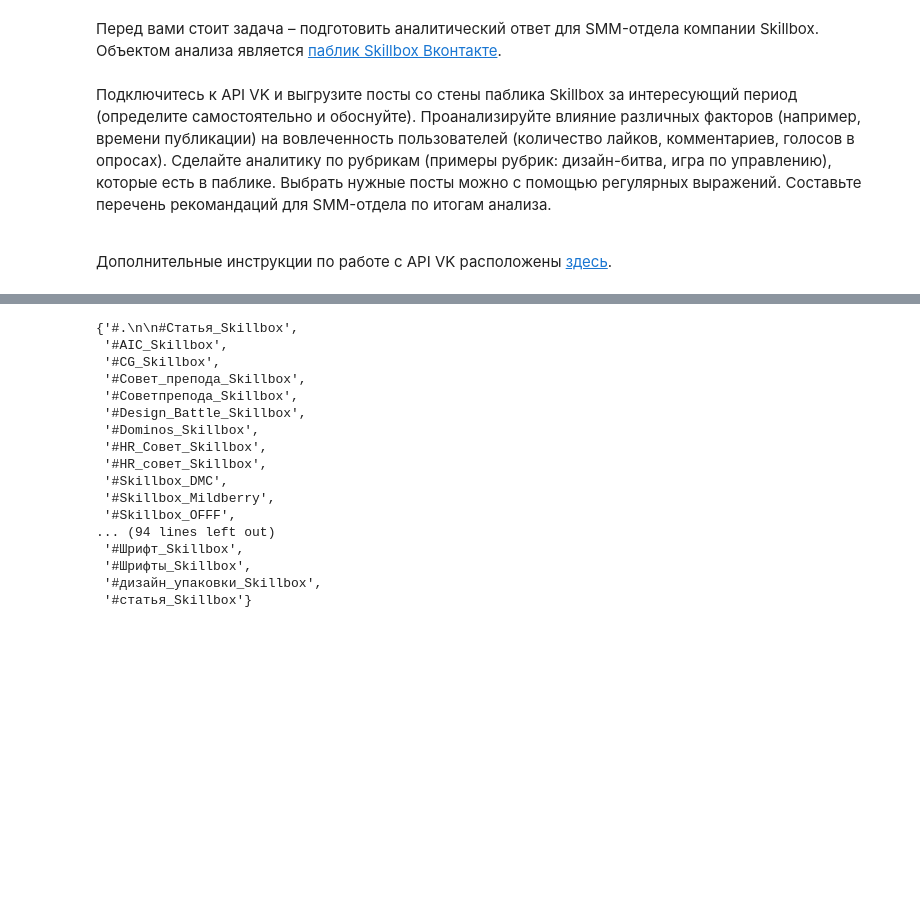
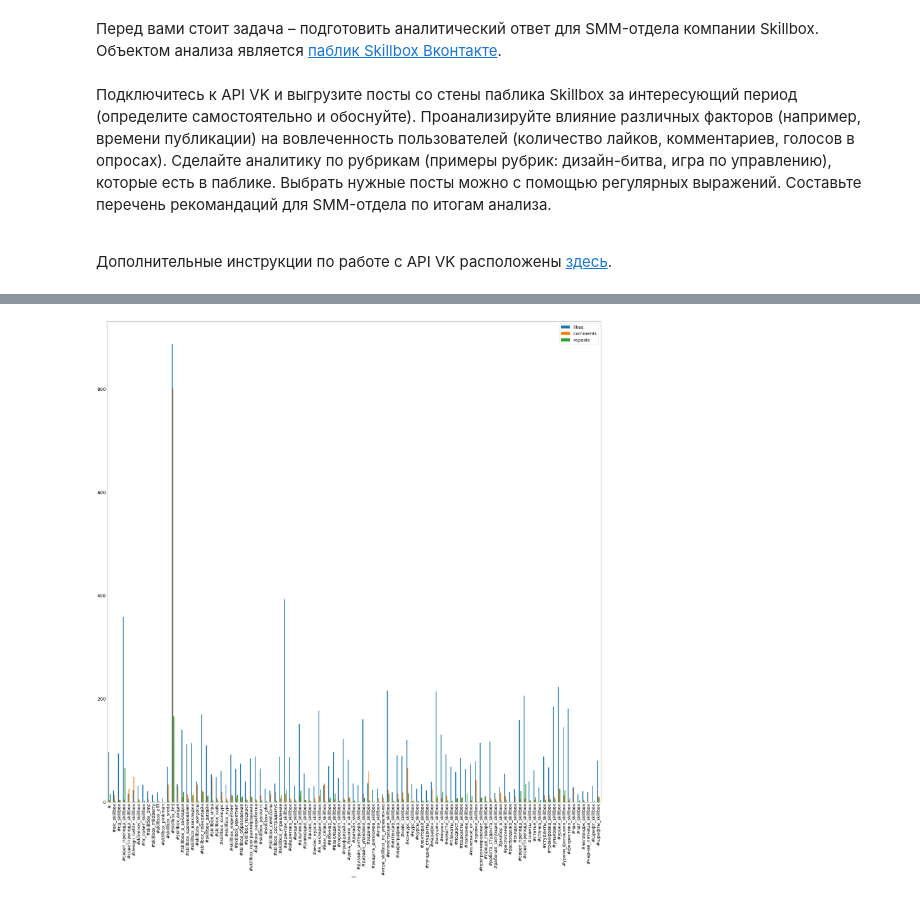
Before and after one commit to TomasHogger/python, a Jupyter notebook: coursework_analytics/Coursework_analytics_2.ipynb, the cells around one changed output, grey strips where cells are left out. Cells and saved outputs as stored; diff of their text form; code cells hidden in the pictures; blank space fills up the shorter version.

```diff
--- a/coursework_analytics/Coursework_analytics_2.ipynb
+++ b/coursework_analytics/Coursework_analytics_2.ipynb
@@ -173,26 +173,19 @@ import re
 
 rubrics = set()
 
+df_rubrics = pd.DataFrame()
+
 for index, row in df.iterrows():
     for x in re.findall(r'#[^ ]+_Skillbox|#Skillbox_[^ ]+', row.text):
-        rubrics.add(x.strip())
+        for y in x.split('\n\n'):
+            df_rubrics = df_rubrics.append(pd.DataFrame(
+                [[y.strip().lower(), row.likes, row.comments, row.reposts]],
+                columns=['rubric', 'likes', 'comments', 'reposts']))
-# %%
-rubrics
-# %% [output]
-{'#.\n\n#Статья_Skillbox',
- '#AIC_Skillbox',
- '#CG_Skillbox',
- '#Cовет_препода_Skillbox',
- '#Cоветпрепода_Skillbox',
- '#Design_Battle_Skillbox',
- '#Dominos_Skillbox',
- '#HR_Совет_Skillbox',
- '#HR_совет_Skillbox',
- '#Skillbox_DMC',
- '#Skillbox_Mildberry',
- '#Skillbox_OFFF',
-... (94 lines left out)
- '#Шрифт_Skillbox',
- '#Шрифты_Skillbox',
- '#дизайн_упаковки_Skillbox',
- '#статья_Skillbox'}
+# %%
+df_rubrics.groupby('rubric').mean().plot.bar(figsize=(50,50))
+plt.xticks(fontsize=25)
+plt.yticks(fontsize=25)
+plt.legend(prop={'size': 25})
+plt.show()
+# %% [output]
+[figure, added]
```
Also changed, not shown: parts of 5 cells of this notebook.
